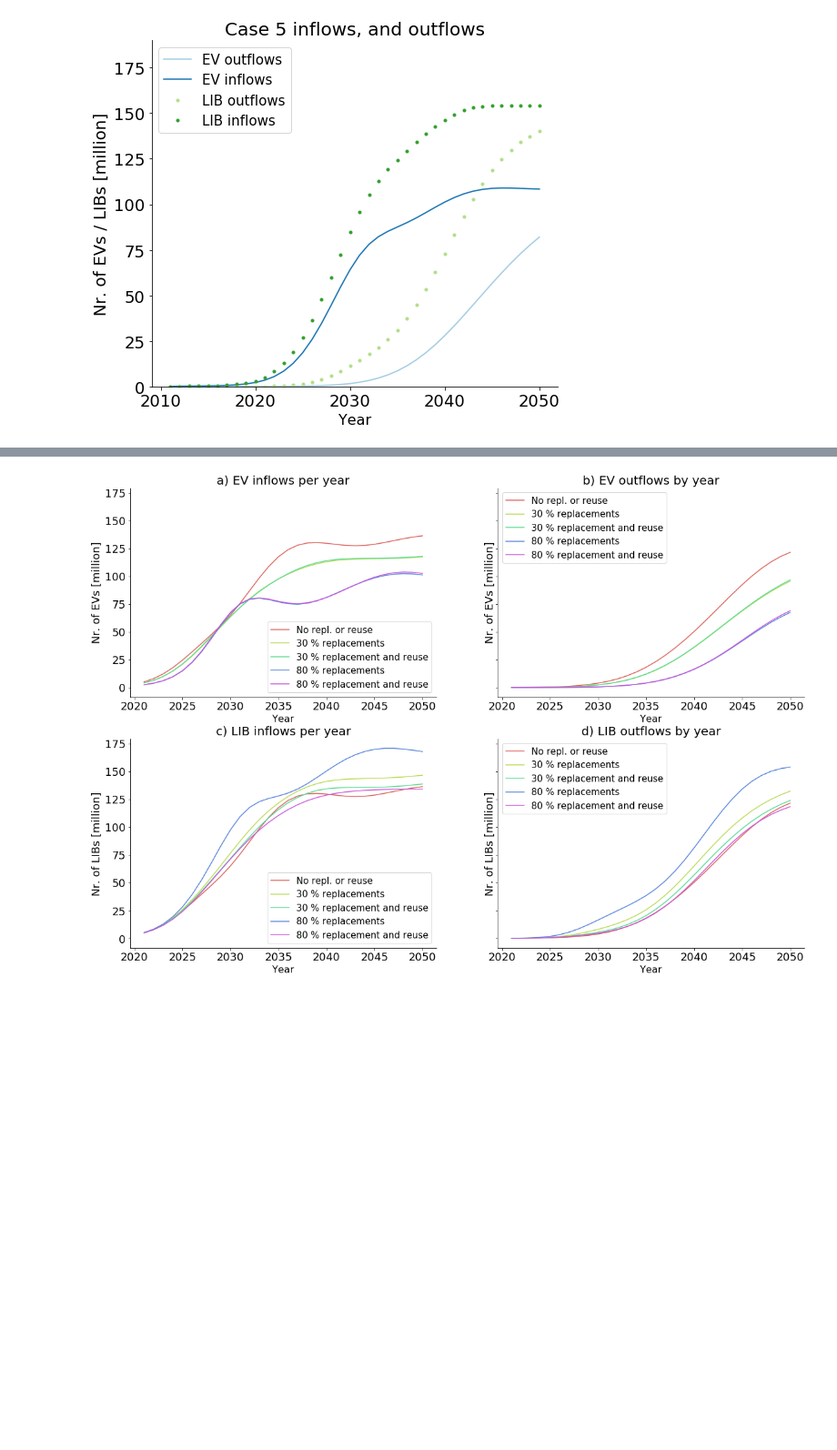
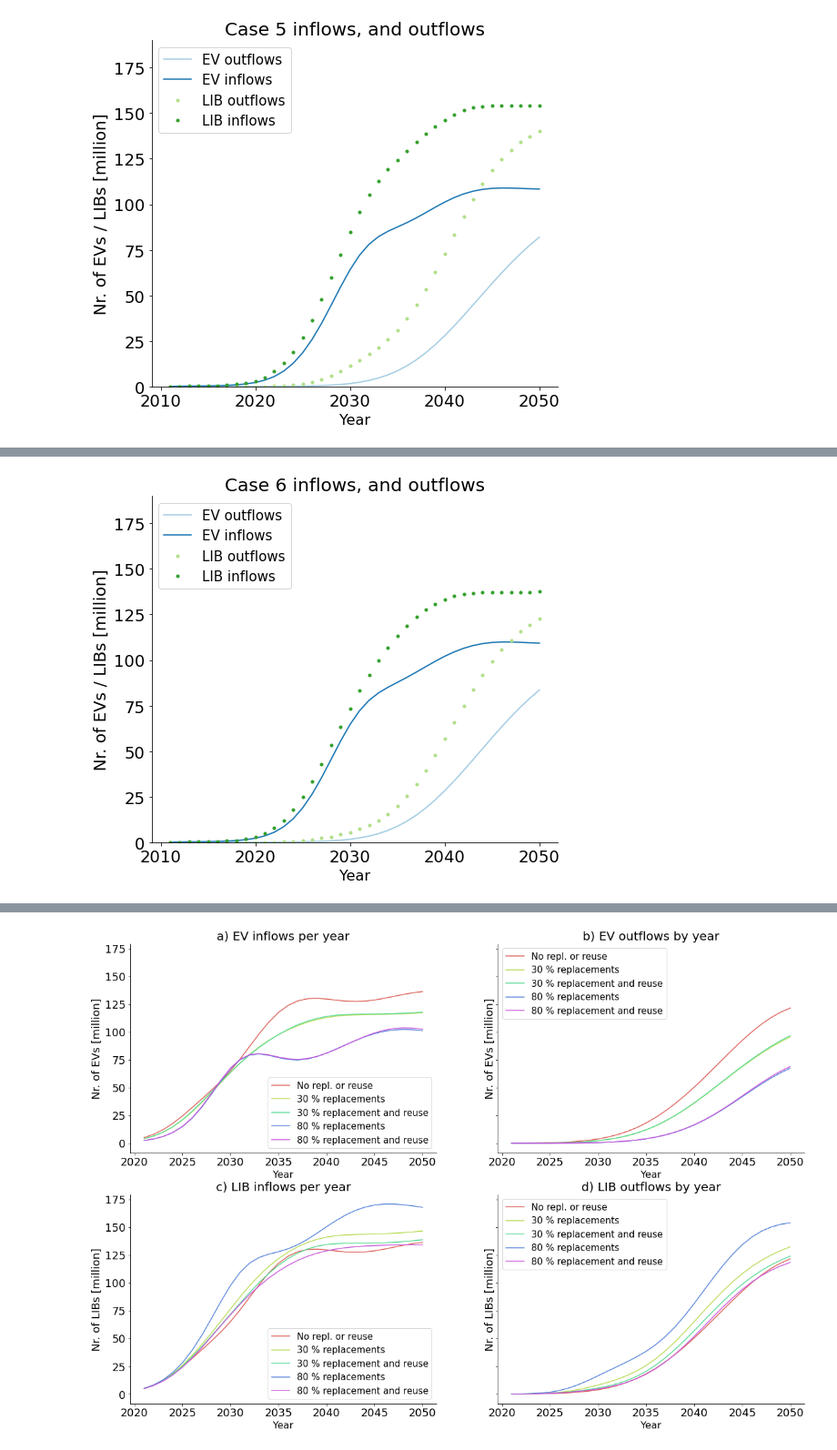
Before and after one commit to fernaag/product_component_model, a Jupyter notebook: case_study.ipynb, the cells around one changed output, grey strips where cells are left out. Shown at 91% size. Saved outputs shown, nothing was run; the diff lists cells and outputs as text; code cells hidden in the pictures; blank space fills up the shorter version.

Commit message:
Updated comments to case study

```diff
--- a/case_study.ipynb
+++ b/case_study.ipynb
@@ -327,3 +358,24 @@ ax.tick_params(axis='both', which='major', labelsize=18)
+# %%
+fig, ax = plt.subplots(figsize=(8,7))
+ax.set_prop_cycle(custom_cycler)
+ax.plot(time,
+        oc_pr.sum(axis=1), label='EV outflows')
+ax.plot(Model.t, i_pr, label='EV inflows')
+ax.plot(Model.t,
+        oc_cm.sum(axis=1), '.', label='LIB outflows')
+ax.plot(Model.t, i_cm, '.', label='LIB inflows')
+ax.set_ylabel('Nr. of EVs / LIBs [million]',fontsize =18)
+right_side = ax.spines["right"]
+right_side.set_visible(False)
+top = ax.spines["top"]
+top.set_visible(False)
+ax.legend(loc='upper left',prop={'size':15})
+ax.set_title('Case 6 inflows, and outflows', fontsize=20)
+ax.set_xlabel('Year',fontsize =16)
+ax.set_ylim([0,190])
+ax.tick_params(axis='both', which='major', labelsize=18)
+# %% [output]
+[figure, added]
 # %%
 ## Compute model without replacements as in case 1
 # Define pcm
```
Also changed, not shown: parts of 9 cells of this notebook, 8 other files.
